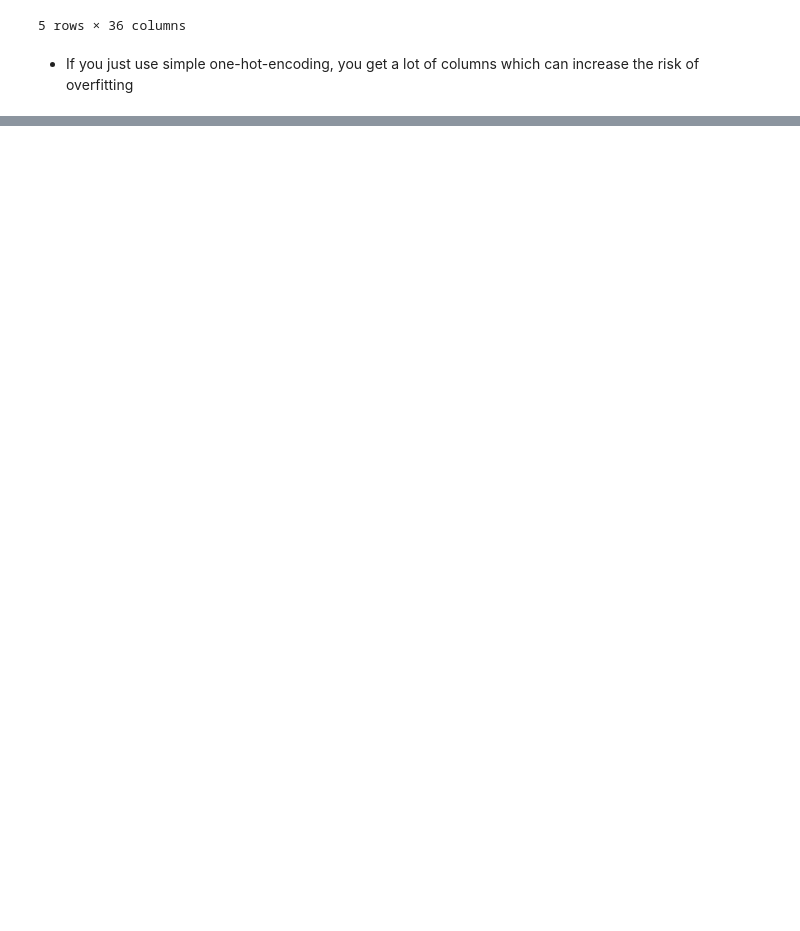
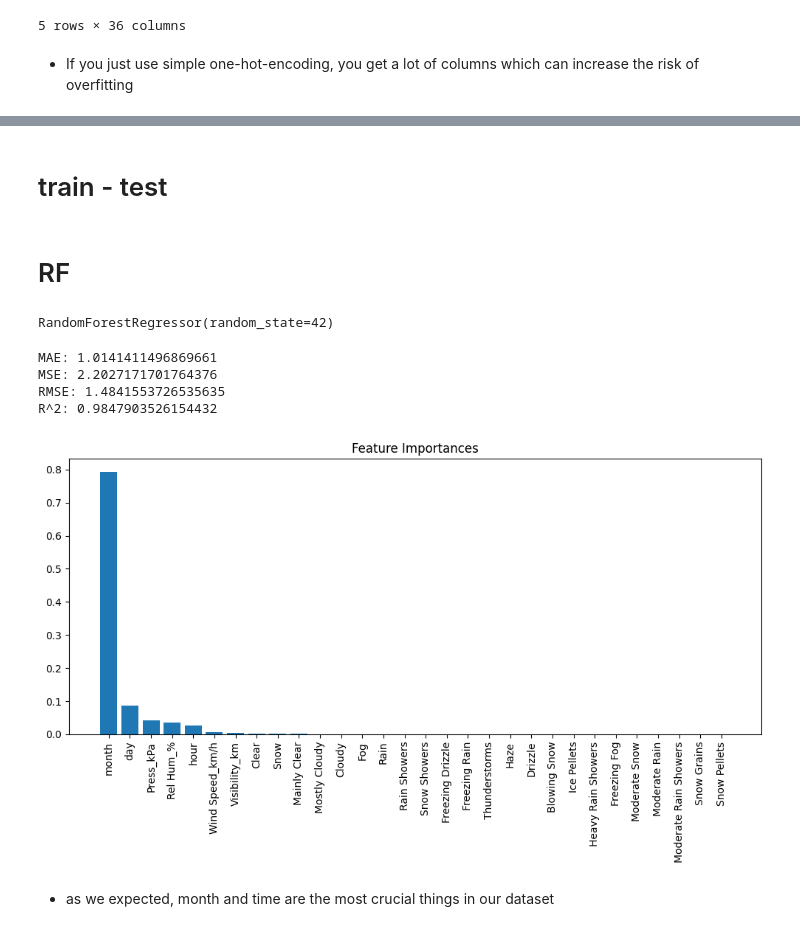
Before and after one commit to alabhastam/weather_prediction, a Jupyter notebook: main.ipynb, the cells around one changed output, grey strips where cells are left out. Cells and saved outputs as stored; diff of their text form; code cells hidden in the pictures; blank space fills up the shorter version.

Commit message:
Kaggle Notebook | weather_prediction | done --99% r2score

```diff
--- a/main.ipynb
+++ b/main.ipynb
@@ -95,0 +110,57 @@ df.head()
+# %%
+#I delete 'Dew Point Temp_C' because of data leakage
+feature_cols = [
+     'Rel Hum_%', 'Wind Speed_km/h',
+    'Visibility_km', 'Press_kPa',
+    'hour', 'month', 'day',
+    # Add the weather one-hot columns from your mlb
+] + list(mlb.classes_)
+
+X = df[feature_cols]
+y = df['Temp_C']
+# %% [markdown]
+# train - test
+# %%
+from sklearn.model_selection import train_test_split
+
+X_train, X_test, y_train, y_test = train_test_split(X, y, test_size=0.2, random_state=42)
+# %% [markdown]
+# RF
+# %%
+from sklearn.ensemble import RandomForestRegressor
+
+rf_reg = RandomForestRegressor(n_estimators=100, random_state=42)
+rf_reg.fit(X_train, y_train)
+# %% [output]
+RandomForestRegressor(random_state=42)
+# %%
+from sklearn.metrics import mean_squared_error, mean_absolute_error, r2_score
+
+y_pred = rf_reg.predict(X_test)
+print("MAE:", mean_absolute_error(y_test, y_pred))
+print("MSE:", mean_squared_error(y_test, y_pred))
+print("RMSE:", mean_squared_error(y_test, y_pred, squared=False))
+print("R^2:", r2_score(y_test, y_pred))
+# %% [output]
+MAE: 1.0141411496869661
+MSE: 2.2027171701764376
+RMSE: 1.4841553726535635
+R^2: 0.9847903526154432
+# %%
+import matplotlib.pyplot as plt
+import numpy as np
+
+importances = rf_reg.feature_importances_
+indices = np.argsort(importances)[::-1]
+names = [feature_cols[i] for i in indices]
+
+plt.figure(figsize=(10,6))
+plt.bar(range(X.shape[1]), importances[indices])
+plt.xticks(range(X.shape[1]), names, rotation=90)
+plt.title('Feature Importances')
+plt.tight_layout()
+plt.show()
+# %% [output]
+[figure, added]
+# %% [markdown]
+* as we expected, month and time are the most crucial things in our dataset
```
Also changed, not shown: parts of 2 cells of this notebook.
